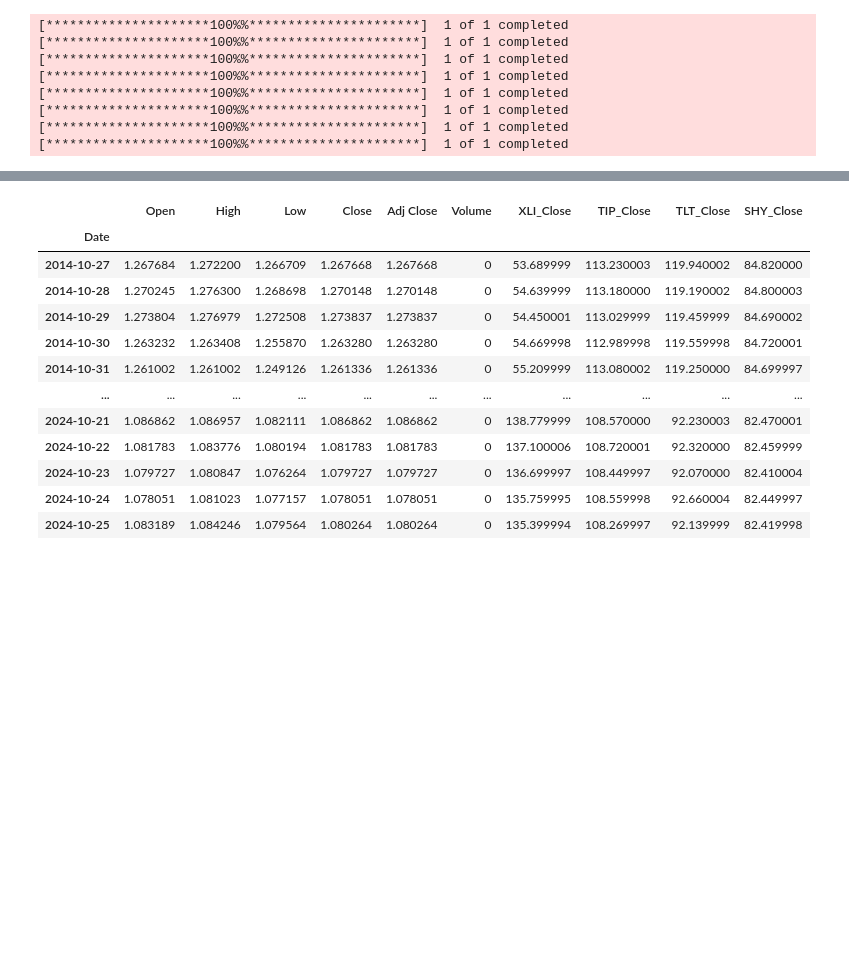
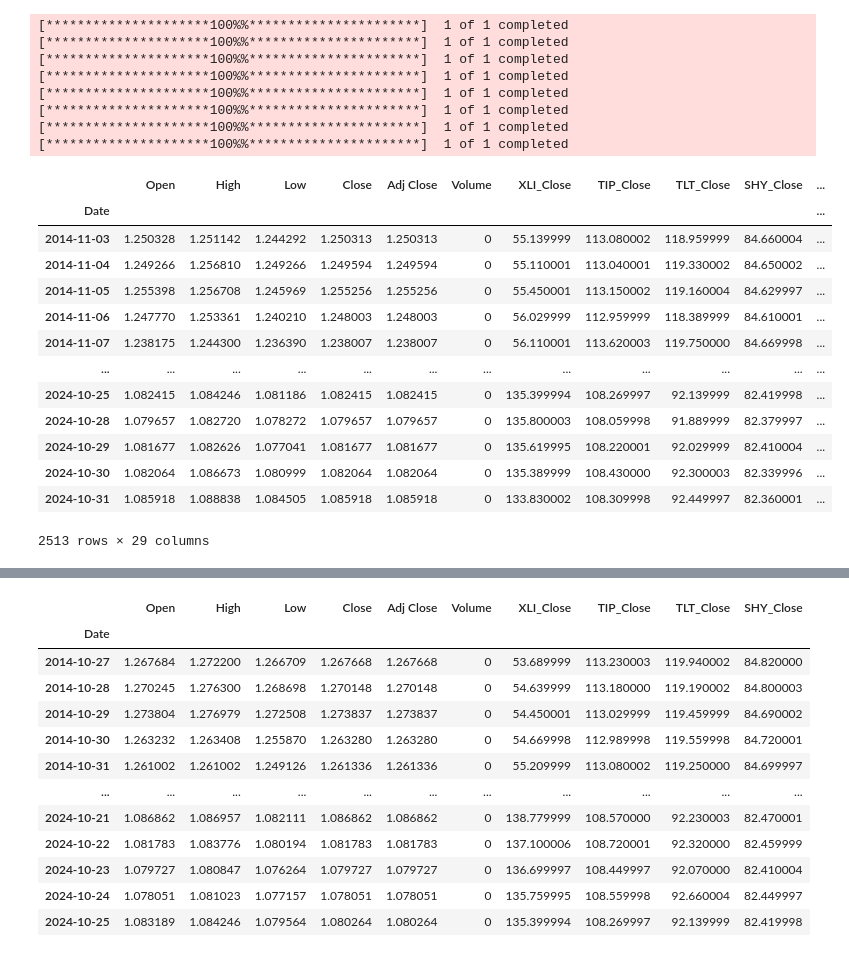
Before and after one commit to raimiazeez26/WQU_Capstone, a Jupyter notebook: Data Collection and Signal Generation.ipynb, the cells around one changed output, grey strips where cells are left out. Cells and saved outputs as stored; diff of their text form; code cells hidden in the pictures; blank space fills up the shorter version.

```diff
--- a/Data Collection and Signal Generation.ipynb
+++ b/Data Collection and Signal Generation.ipynb
@@ -68,7 +68,7 @@ def collect_data():
     macro_data.index = pd.to_datetime(macro_data.index)
     eurusd_daily = eurusd_daily.merge(macro_data, how='inner', left_index=True, right_index=True)
 
-    return eurusd_daily, macro_data
+    return eurusd_daily, vix_daily, usdx_daily, macro_data, sp_daily
 
 
 # Technical Indicator Calculation
@@ -204,11 +440,29 @@ def plot_subplots(data, signal_col):
 # %%
-eurusd_daily, macro_data = collect_data()
+price_daily, vix_daily, usdx_daily, macro_data, sp_daily = collect_data()
+data = add_indicators(price_daily)
+
+data_filters = apply_directional_filter(price_daily, vix_daily, usdx_daily, macro_data, sp_daily)
+data_filters
 # %% [output]
 [*********************100%%**********************]  1 of 1 completed
 [*********************100%%**********************]  1 of 1 completed
 [*********************100%%**********************]  1 of 1 completed
 [*********************100%%**********************]  1 of 1 completed
 [*********************100%%**********************]  1 of 1 completed
 [*********************100%%**********************]  1 of 1 completed
 [*********************100%%**********************]  1 of 1 completed
 [*********************100%%**********************]  1 of 1 completed
+|  | Open | High | Low | Close | Adj Close | Volume | XLI_Close | TIP_Close | TLT_Close | SHY_Close | ... |
+| Date |  |  |  |  |  |  |  |  |  |  | ... |
+| 2014-11-03 | 1.250328 | 1.251142 | 1.244292 | 1.250313 | 1.250313 | 0 | 55.139999 | 113.080002 | 118.959999 | 84.660004 | ... |
+| 2014-11-04 | 1.249266 | 1.256810 | 1.249266 | 1.249594 | 1.249594 | 0 | 55.110001 | 113.040001 | 119.330002 | 84.650002 | ... |
+| 2014-11-05 | 1.255398 | 1.256708 | 1.245969 | 1.255256 | 1.255256 | 0 | 55.450001 | 113.150002 | 119.160004 | 84.629997 | ... |
+| 2014-11-06 | 1.247770 | 1.253361 | 1.240210 | 1.248003 | 1.248003 | 0 | 56.029999 | 112.959999 | 118.389999 | 84.610001 | ... |
+| 2014-11-07 | 1.238175 | 1.244300 | 1.236390 | 1.238007 | 1.238007 | 0 | 56.110001 | 113.620003 | 119.750000 | 84.669998 | ... |
+| ... | ... | ... | ... | ... | ... | ... | ... | ... | ... | ... | ... |
+| 2024-10-25 | 1.082415 | 1.084246 | 1.081186 | 1.082415 | 1.082415 | 0 | 135.399994 | 108.269997 | 92.139999 | 82.419998 | ... |
+| 2024-10-28 | 1.079657 | 1.082720 | 1.078272 | 1.079657 | 1.079657 | 0 | 135.800003 | 108.059998 | 91.889999 | 82.379997 | ... |
+| 2024-10-29 | 1.081677 | 1.082626 | 1.077041 | 1.081677 | 1.081677 | 0 | 135.619995 | 108.220001 | 92.029999 | 82.410004 | ... |
+| 2024-10-30 | 1.082064 | 1.086673 | 1.080999 | 1.082064 | 1.082064 | 0 | 135.389999 | 108.430000 | 92.300003 | 82.339996 | ... |
+| 2024-10-31 | 1.085918 | 1.088838 | 1.084505 | 1.085918 | 1.085918 | 0 | 133.830002 | 108.309998 | 92.449997 | 82.360001 | ... |
+2513 rows × 29 columns
```
Also changed, not shown: parts of 9 cells of this notebook, 5 other files.
